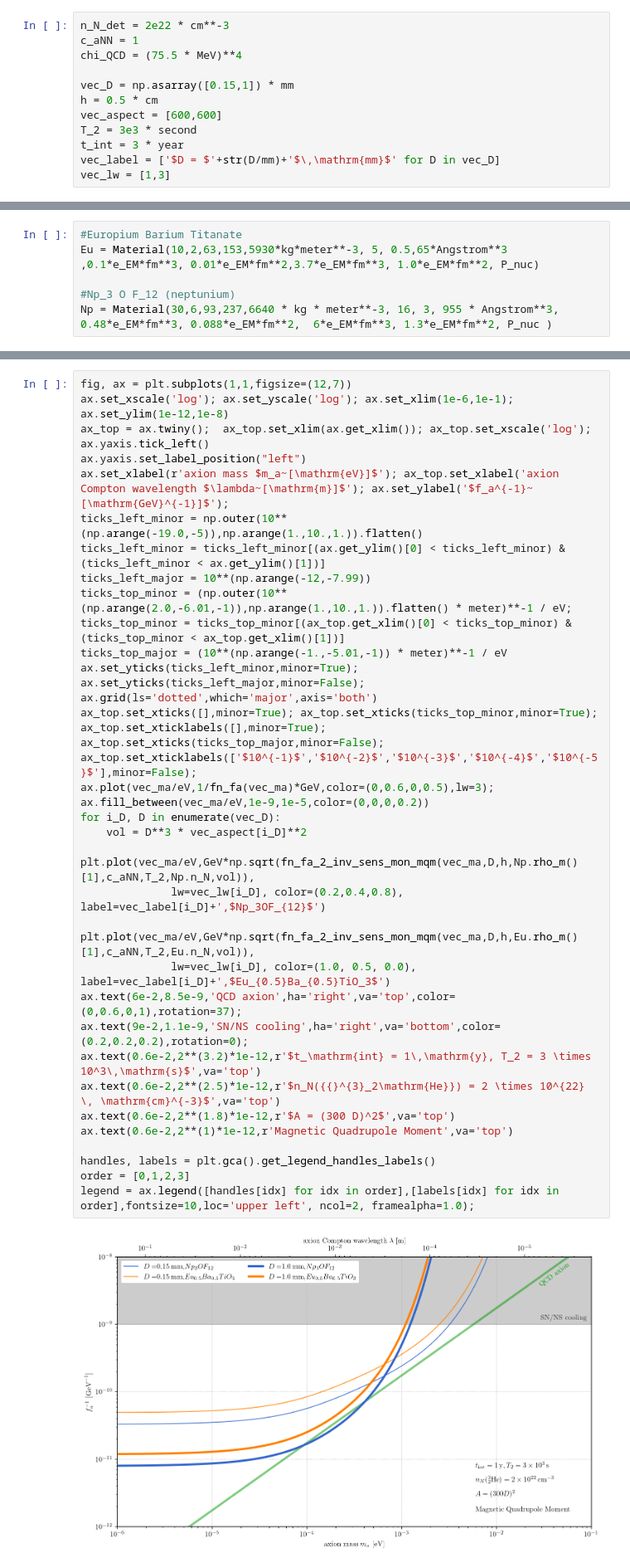
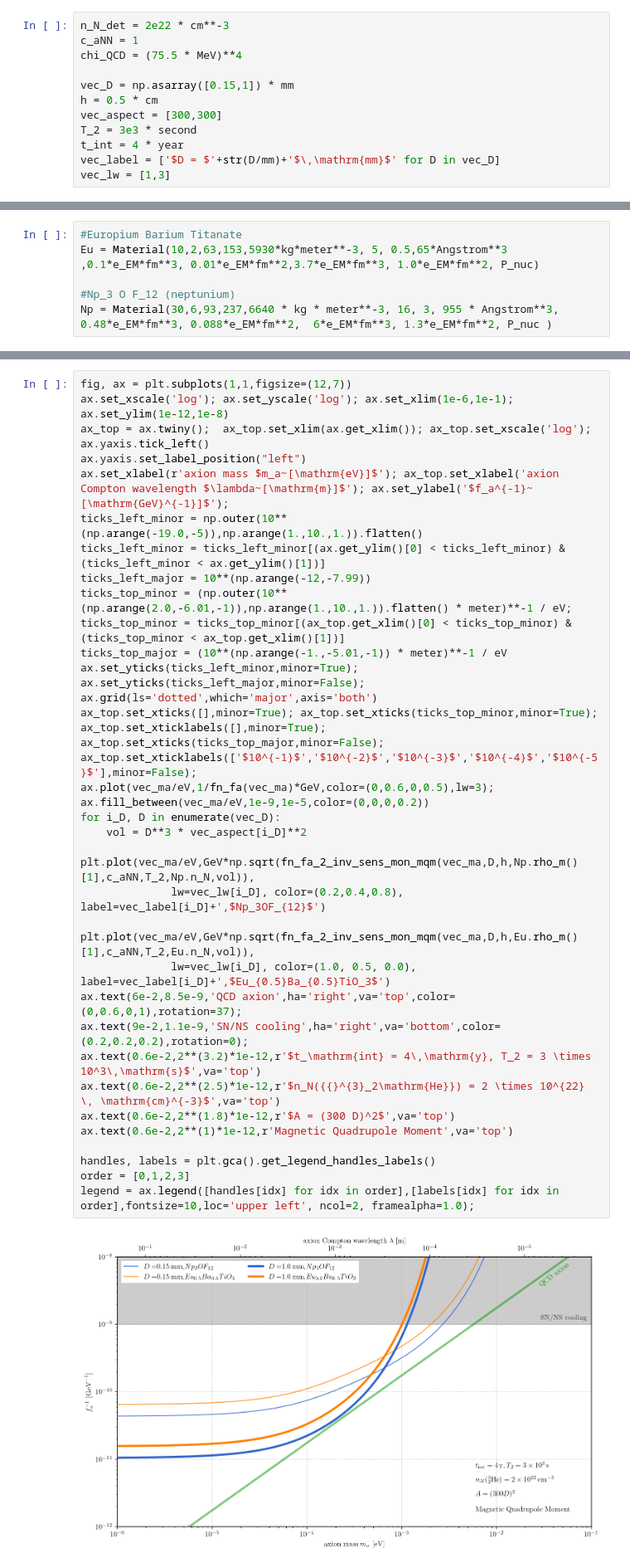
Before and after one commit to kenvantilburg/ferroaxionic-effect, a Jupyter notebook: code/sensitivity.ipynb, the cells around one changed output, grey strips where cells are left out. Shown at 83% size. Saved outputs shown, nothing was run; the diff lists cells and outputs as text.

```diff
--- a/code/sensitivity.ipynb
+++ b/code/sensitivity.ipynb
@@ -86,9 +86,9 @@ chi_QCD = (75.5 * MeV)**4
 
 vec_D = np.asarray([0.15,1]) * mm
 h = 0.5 * cm
-vec_aspect = [600,600]
+vec_aspect = [300,300]
 T_2 = 3e3 * second
-t_int = 3 * year
+t_int = 4 * year
 vec_label = ['$D = $'+str(D/mm)+'$\,\mathrm{mm}$' for D in vec_D]
 vec_lw = [1,3]
 # %% [markdown]
@@ -204,32 +204,32 @@ ax.yaxis.tick_left()
 ax.yaxis.set_label_position("left")
 ax.set_xlabel(r'axion mass $m_a~[\mathrm{eV}]$'); ax_top.set_xlabel('axion Compton wavelength $\lambda~[\mathrm{m}]$'); ax.set_ylabel('$f_a^{-1}~[\mathrm{GeV}^{-1}]$');
 ticks_left_minor = np.outer(10**(np.arange(-19.0,-5)),np.arange(1.,10.,1.)).flatten()
 ticks_left_minor = ticks_left_minor[(ax.get_ylim()[0] < ticks_left_minor) & (ticks_left_minor < ax.get_ylim()[1])]
 ticks_left_major = 10**(np.arange(-12,-7.99))
 ticks_top_minor = (np.outer(10**(np.arange(2.0,-6.01,-1)),np.arange(1.,10.,1.)).flatten() * meter)**-1 / eV;
 ticks_top_minor = ticks_top_minor[(ax_top.get_xlim()[0] < ticks_top_minor) & (ticks_top_minor < ax_top.get_xlim()[1])]
 ticks_top_major = (10**(np.arange(-1.,-5.01,-1)) * meter)**-1 / eV
 ax.set_yticks(ticks_left_minor,minor=True); ax.set_yticks(ticks_left_major,minor=False);
 ax.grid(ls='dotted',which='major',axis='both')
 ax_top.set_xticks([],minor=True); ax_top.set_xticks(ticks_top_minor,minor=True); ax_top.set_xticklabels([],minor=True);
 ax_top.set_xticks(ticks_top_major,minor=False); ax_top.set_xticklabels(['$10^{-1}$','$10^{-2}$','$10^{-3}$','$10^{-4}$','$10^{-5}$'],minor=False);
 ax.plot(vec_ma/eV,1/fn_fa(vec_ma)*GeV,color=(0,0.6,0,0.5),lw=3);
 ax.fill_between(vec_ma/eV,1e-9,1e-5,color=(0,0,0,0.2))
 for i_D, D in enumerate(vec_D):
     vol = D**3 * vec_aspect[i_D]**2
     plt.plot(vec_ma/eV,GeV*np.sqrt(fn_fa_2_inv_sens_mon_mqm(vec_ma,D,h,Np.rho_m()[1],c_aNN,T_2,Np.n_N,vol)),
               lw=vec_lw[i_D], color=(0.2,0.4,0.8), label=vec_label[i_D]+',$Np_3OF_{12}$')
     plt.plot(vec_ma/eV,GeV*np.sqrt(fn_fa_2_inv_sens_mon_mqm(vec_ma,D,h,Eu.rho_m()[1],c_aNN,T_2,Eu.n_N,vol)),
               lw=vec_lw[i_D], color=(1.0, 0.5, 0.0), label=vec_label[i_D]+',$Eu_{0.5}Ba_{0.5}TiO_3$')
 ax.text(6e-2,8.5e-9,'QCD axion',ha='right',va='top',color=(0,0.6,0,1),rotation=37);
 ax.text(9e-2,1.1e-9,'SN/NS cooling',ha='right',va='bottom',color=(0.2,0.2,0.2),rotation=0);
-ax.text(0.6e-2,2**(3.2)*1e-12,r'$t_\mathrm{int} = 1\,\mathrm{y}, T_2 = 3 \times 10^3\,\mathrm{s}$',va='top')
+ax.text(0.6e-2,2**(3.2)*1e-12,r'$t_\mathrm{int} = 4\,\mathrm{y}, T_2 = 3 \times 10^3\,\mathrm{s}$',va='top')
 ax.text(0.6e-2,2**(2.5)*1e-12,r'$n_N({{}^{3}_2\mathrm{He}}) = 2 \times 10^{22} \, \mathrm{cm}^{-3}$',va='top')
 ax.text(0.6e-2,2**(1.8)*1e-12,r'$A = (300 D)^2$',va='top')
 ax.text(0.6e-2,2**(1)*1e-12,r'Magnetic Quadrupole Moment',va='top')
 
 handles, labels = plt.gca().get_legend_handles_labels()
 order = [0,1,2,3]
 legend = ax.legend([handles[idx] for idx in order],[labels[idx] for idx in order],fontsize=10,loc='upper left', ncol=2, framealpha=1.0);
 # %% [output]
-[figure, old version]
+[figure, new version]
```
Also changed, not shown: parts of 2 cells of this notebook.
